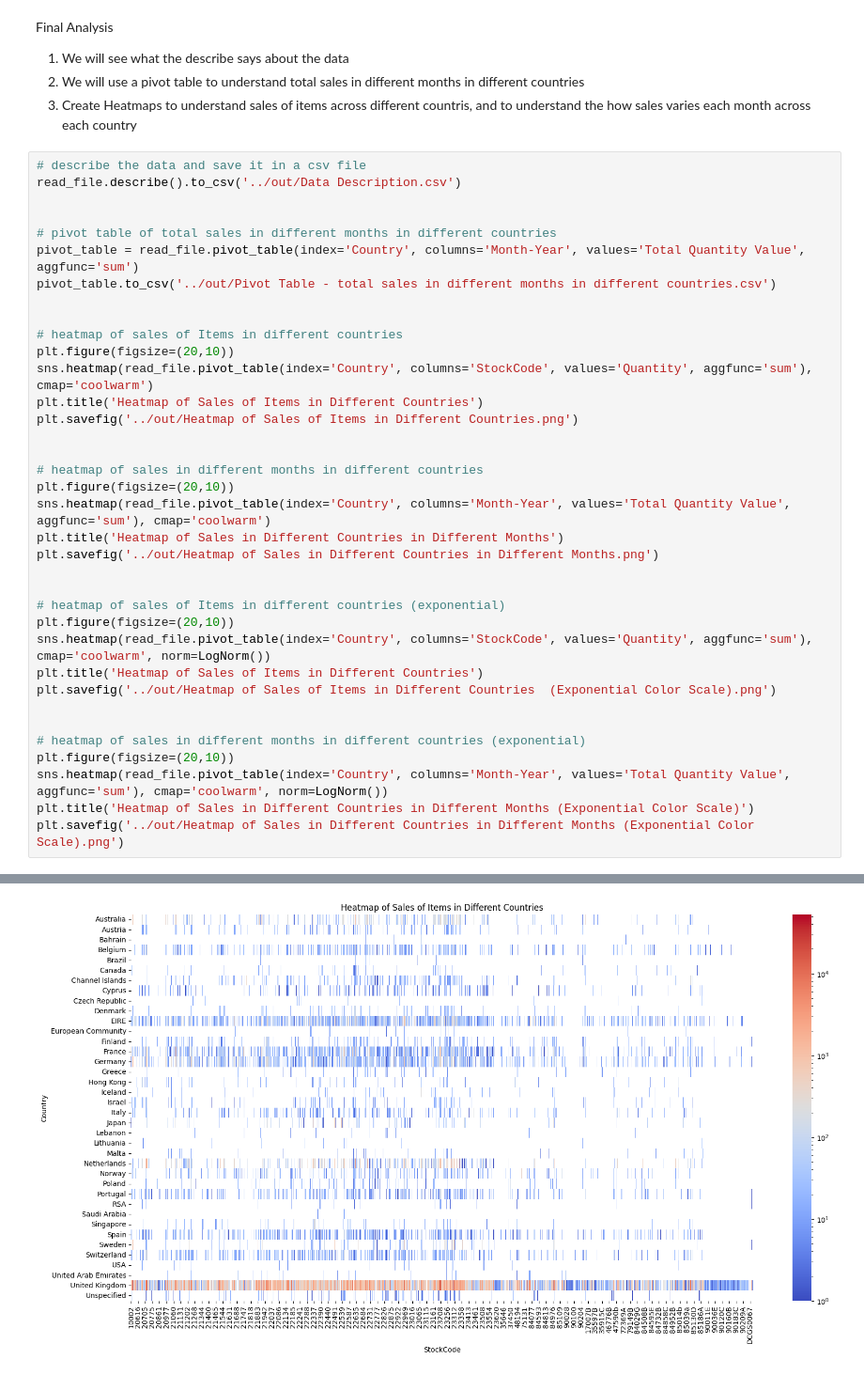
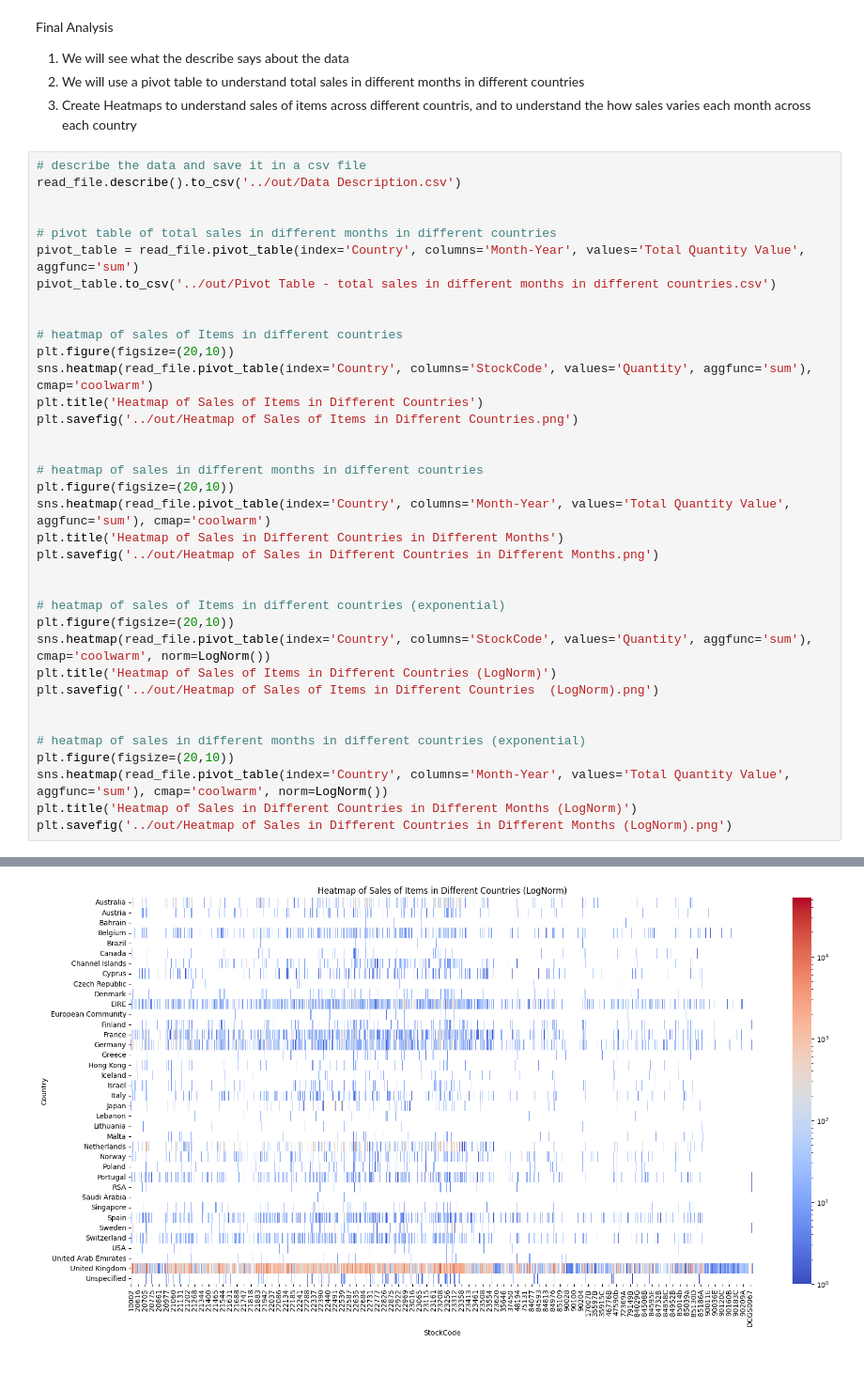
Before and after one commit to Harish-coding/Sales-Data-Analysis, a Jupyter notebook: src/Data Analysis Code.ipynb, the cells around one changed output, grey strips where cells are left out. Shown at 94% size. Saved outputs shown, nothing was run; the diff lists cells and outputs as text.

Commit message:
Updated heatmap chart title, updated readme.md to include acknowledgements

```diff
--- a/src/Data Analysis Code.ipynb
+++ b/src/Data Analysis Code.ipynb
@@ -558,35 +557,35 @@ read_file.describe().to_csv('../out/Data Description.csv')
 # pivot table of total sales in different months in different countries
 pivot_table = read_file.pivot_table(index='Country', columns='Month-Year', values='Total Quantity Value', aggfunc='sum')
 pivot_table.to_csv('../out/Pivot Table - total sales in different months in different countries.csv')
 
 
 # heatmap of sales of Items in different countries
 plt.figure(figsize=(20,10))
 sns.heatmap(read_file.pivot_table(index='Country', columns='StockCode', values='Quantity', aggfunc='sum'), cmap='coolwarm')
 plt.title('Heatmap of Sales of Items in Different Countries')
 plt.savefig('../out/Heatmap of Sales of Items in Different Countries.png')
 
 
 # heatmap of sales in different months in different countries
 plt.figure(figsize=(20,10))
 sns.heatmap(read_file.pivot_table(index='Country', columns='Month-Year', values='Total Quantity Value', aggfunc='sum'), cmap='coolwarm')
 plt.title('Heatmap of Sales in Different Countries in Different Months')
 plt.savefig('../out/Heatmap of Sales in Different Countries in Different Months.png')
 
 
 # heatmap of sales of Items in different countries (exponential)
 plt.figure(figsize=(20,10))
 sns.heatmap(read_file.pivot_table(index='Country', columns='StockCode', values='Quantity', aggfunc='sum'), cmap='coolwarm', norm=LogNorm())
-plt.title('Heatmap of Sales of Items in Different Countries')
-plt.savefig('../out/Heatmap of Sales of Items in Different Countries  (Exponential Color Scale).png')
+plt.title('Heatmap of Sales of Items in Different Countries (LogNorm)')
+plt.savefig('../out/Heatmap of Sales of Items in Different Countries  (LogNorm).png')
 
 
 # heatmap of sales in different months in different countries (exponential)
 plt.figure(figsize=(20,10))
 sns.heatmap(read_file.pivot_table(index='Country', columns='Month-Year', values='Total Quantity Value', aggfunc='sum'), cmap='coolwarm', norm=LogNorm())
-plt.title('Heatmap of Sales in Different Countries in Different Months (Exponential Color Scale)')
-plt.savefig('../out/Heatmap of Sales in Different Countries in Different Months (Exponential Color Scale).png')
+plt.title('Heatmap of Sales in Different Countries in Different Months (LogNorm)')
+plt.savefig('../out/Heatmap of Sales in Different Countries in Different Months (LogNorm).png')
 # %% [output]
 [figure]
 [figure]
-[figure, old version]
+[figure, new version]
```
Also changed, not shown: parts of 3 cells of this notebook, 1 other file.
